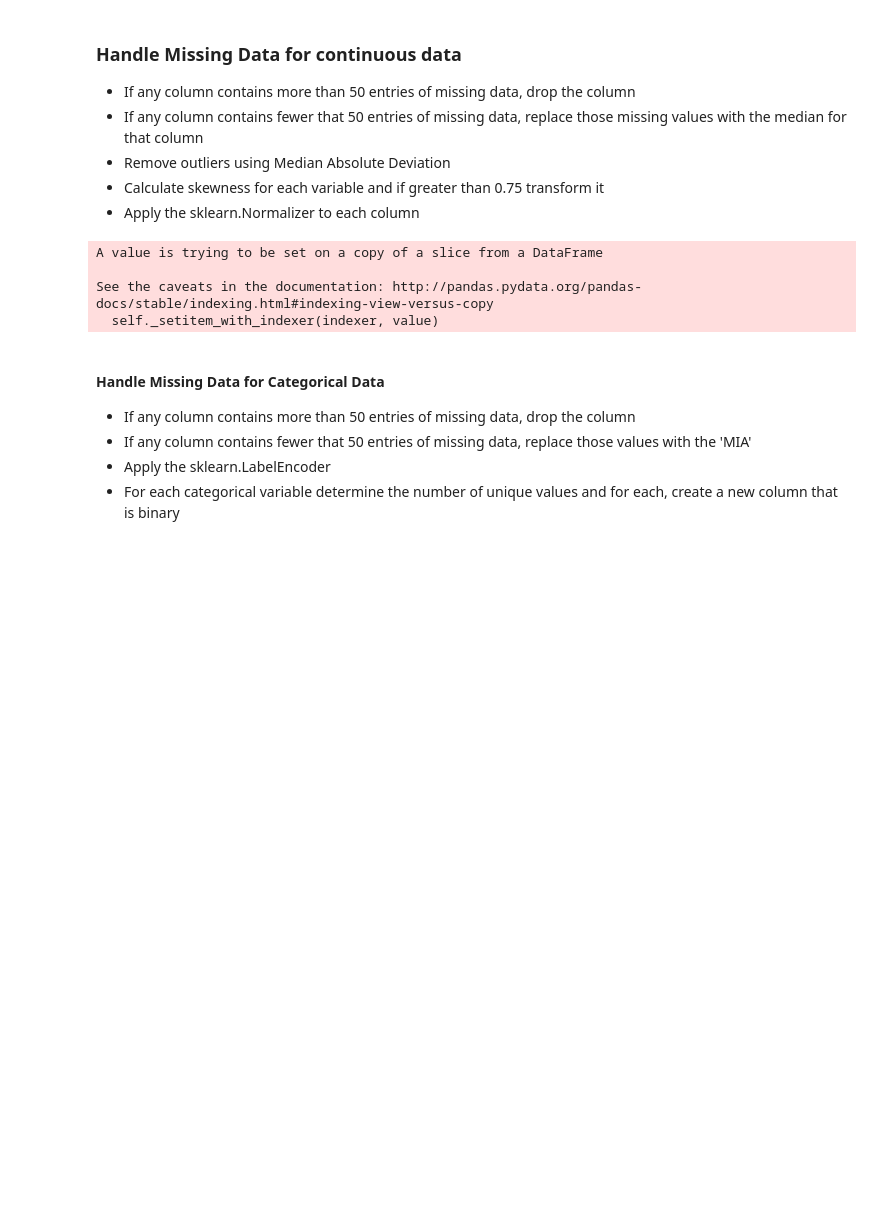
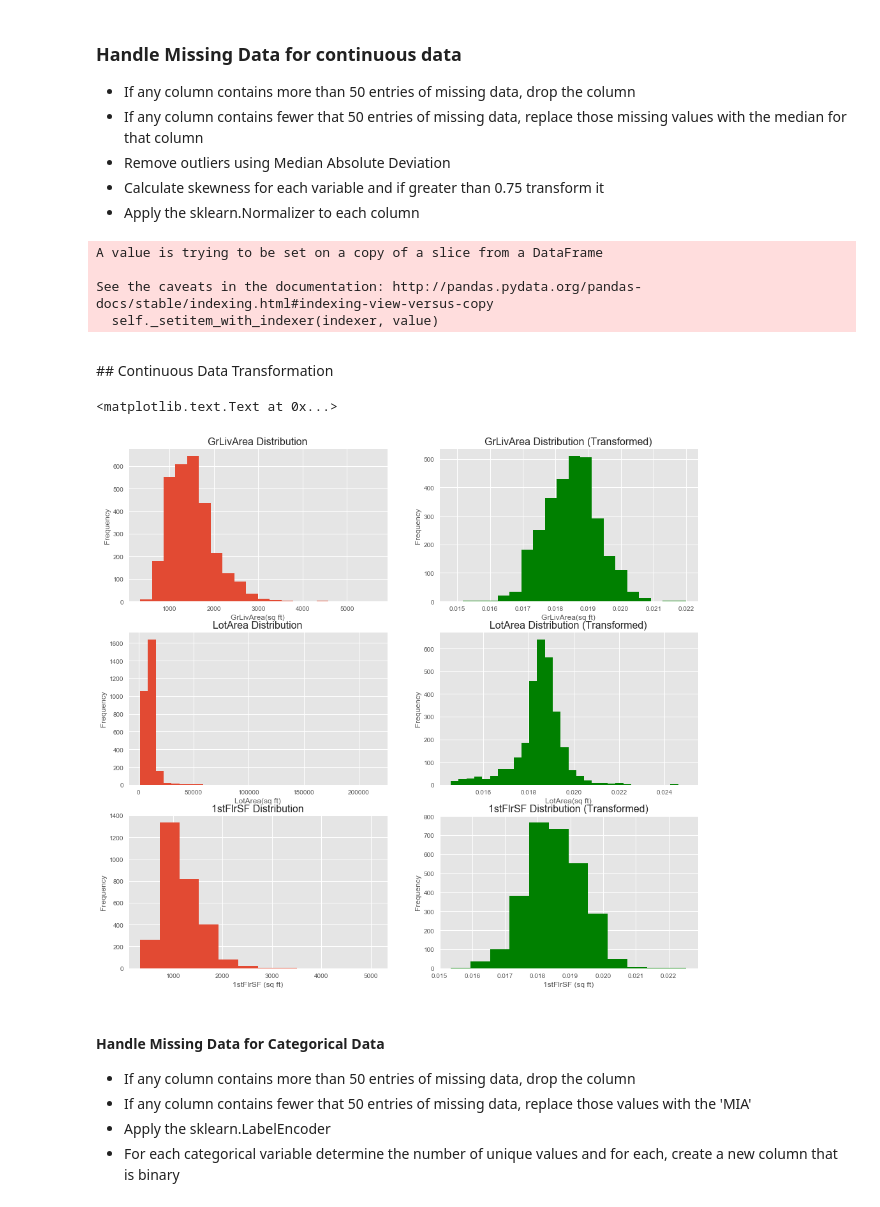
Before and after one commit to chun9men9/WIC_MLProject, a Jupyter notebook: chungmeng/Trees_Forest_GBoost.ipynb, the cells around one changed output. Saved outputs shown, nothing was run; the diff lists cells and outputs as text; code cells hidden in the pictures; blank space fills up the shorter version.

Commit message:
Updated PPT Slides, Added Data Transformation Plots to Trees_Forest_GBoost.ipynb

```diff
--- a/chungmeng/Trees_Forest_GBoost.ipynb
+++ b/chungmeng/Trees_Forest_GBoost.ipynb
@@ -97,6 +98,8 @@ for col in all_data.columns.values:
 # %%
 df_cont = all_data.drop(cats, axis=1)
 df_cat = all_data[cats]
+# %%
+df_cont_copy=df_cont.copy()
 # %% [markdown]
 ### Handle Missing Data for continuous data
 - If any column contains more than 50 entries of missing data, drop the column
@@ -114,11 +117,13 @@ for col in df_cont.columns.values:
         df_cont[col].iloc[idx] = median
 
         outliers = np.where(is_outlier(df_cont[col]))
+        #print(outliers)
         df_cont[col].iloc[outliers] = median
 
-        if skew(df_cont[col]) > 0.75:
-            df_cont[col] = np.log(df_cont[col])
-            df_cont[col] = df_cont[col].apply(lambda x: 0 if x == -np.inf else x)
+    elif skew(df_cont[col]) > 0.75:
+        #print("Skewness (>0.75) = %s" %(col))
+        df_cont[col] = np.log(df_cont[col])
+        df_cont[col] = df_cont[col].apply(lambda x: 0 if x == -np.inf else x)
 
         df_cont[col] = Normalizer().fit_transform(df_cont[col].reshape(1,-1))[0]
 # %% [output]
@@ -126,6 +131,50 @@ A value is trying to be set on a copy of a slice from a DataFrame
 
 See the caveats in the documentation: http://pandas.pydata.org/pandas-docs/stable/indexing.html#indexing-view-versus-copy
   self._setitem_with_indexer(indexer, value)
+# %% [markdown]
+<p><a name="cont_transform"></a></p>
+## Continuous Data Transformation
+# %%
+fig, ax = plt.subplots(nrows=3, ncols=2, figsize=(16, 15))
+#fig.suptitle("Pre-Transformation                                         Post-Transformation", fontsize=22)
+plt.subplot(3, 2, 1)
+plt.hist(df_cont_copy['GrLivArea'],bins=20)
+plt.title('GrLivArea Distribution', fontsize=16)
+plt.ylabel('Frequency')
+plt.xlabel('GrLivArea(sq ft)')
+
+plt.subplot(3, 2, 2)
+plt.title('GrLivArea Distribution (Transformed)', fontsize=16)
+plt.hist(df_cont['GrLivArea'],bins=20,color='g')
+plt.ylabel('Frequency')
+plt.xlabel('GrLivArea(sq ft)')
+
+plt.subplot(3, 2, 3)
+plt.title('LotArea Distribution', fontsize=16)
+plt.hist(df_cont_copy['LotArea'],bins=30)
+plt.ylabel('Frequency')
+plt.xlabel('LotArea(sq ft)')
+
+plt.subplot(3, 2, 4)
+plt.title('LotArea Distribution (Transformed)', fontsize=16)
+plt.hist(df_cont['LotArea'],bins=30,color='g')
+plt.ylabel('Frequency')
+plt.xlabel('LotArea(sq ft)')
+
+plt.subplot(3, 2, 5)
+plt.title('1stFlrSF Distribution', fontsize=16)
+plt.hist(df_cont_copy['1stFlrSF'],bins=12)
+plt.ylabel('Frequency')
+plt.xlabel('1stFlrSF (sq ft)')
+
+plt.subplot(3, 2, 6)
+plt.title('1stFlrSF Distribution (Transformed)', fontsize=16)
+plt.hist(df_cont['1stFlrSF'],bins=12,color='g')
+plt.ylabel('Frequency')
+plt.xlabel('1stFlrSF (sq ft)')
+# %% [output]
+<matplotlib.text.Text at 0x...>
+[figure, added]
 # %% [markdown]
 
 #### Handle Missing Data for Categorical Data
```
Also changed, not shown: parts of 4 cells of this notebook, 1 other file.
